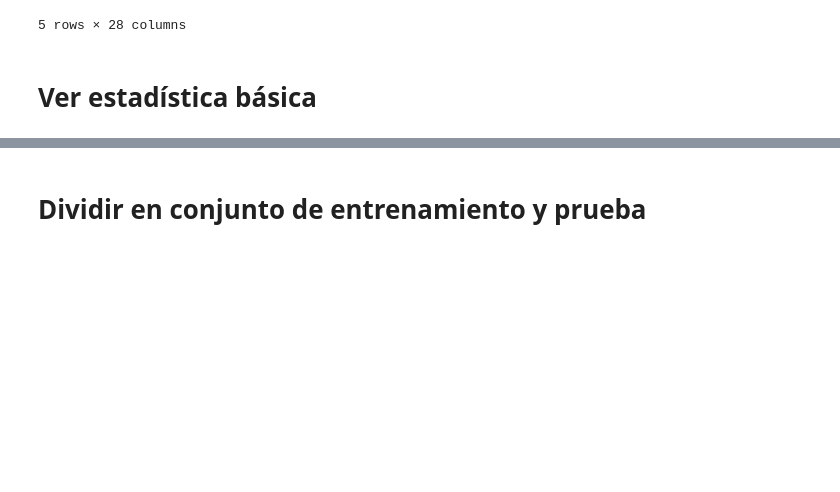
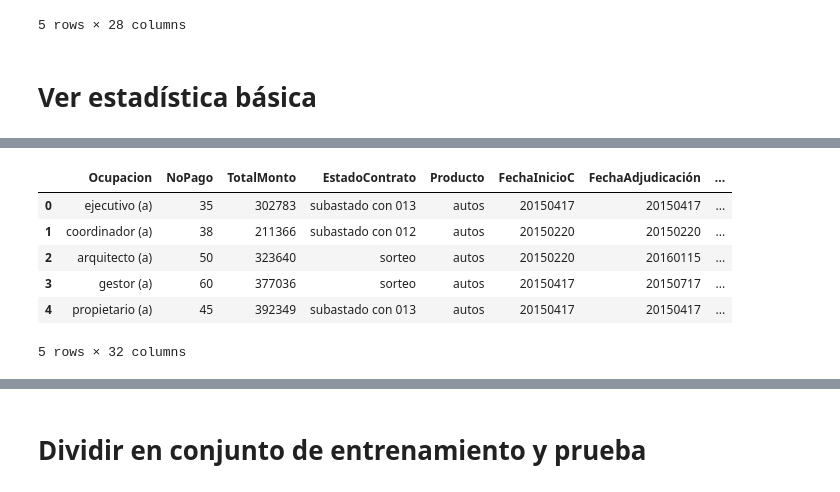
Before and after one commit to RolandoOrtizHerbas/Words, a Jupyter notebook: Programas_Scripts_Jupiter/TransformacionDEdatos.ipynb, the cells around one changed output, grey strips where cells are left out. Saved outputs shown, nothing was run; the diff lists cells and outputs as text; code cells hidden in the pictures; blank space fills up the shorter version.

```diff
--- a/Programas_Scripts_Jupiter/TransformacionDEdatos.ipynb
+++ b/Programas_Scripts_Jupiter/TransformacionDEdatos.ipynb
@@ -65,0 +110,49 @@ datasetT.describe()
+# %%
+# Transforma FechaUltimoPago (texto) a NFUPAG (entero)
+for i in range(len(datasetT)):
+    sfecha = str(datasetT.iloc[i,7])
+    año= int(sfecha[:4])
+    mes = int(sfecha[5:7])
+    dia = int(sfecha[8:10])
+    Ufecha = año*10000 + mes * 100 + dia
+    datasetT.iloc[i, 30] = Ufecha  # Modificar el valor de la última colum
+    #print(sfecha , datasetT.iloc[i, 30])
+# Transforma FechaInicioC (texto) a NFIC (entero)
+datasetT['FechaUltimoPago']= 0
+datasetT['FechaUltimoPago'] = datasetT['NFUPAG']
+# %%
+# Transforma FechaAdjudicación (texto) a NFADJ (entero)
+for i in range(len(datasetT)):
+    sfecha = str(datasetT.iloc[i,6])
+    año= int(sfecha[:4])
+    mes = int(sfecha[5:7])
+    dia = int(sfecha[8:10])
+    Ufecha = año*10000 + mes * 100 + dia
+    datasetT.iloc[i, 29] = Ufecha  # Modificar el valor de la última colum
+    #print(sfecha , datasetT.iloc[i, 29])
+# Transforma FechaInicioC (texto) a NFIC (entero)
+datasetT['FechaAdjudicación']= 0
+datasetT['FechaAdjudicación'] = datasetT['NFADJ']
+# %%
+# Transforma FechaInicioC (texto) a NFIC (entero)
+for i in range(len(datasetT)):
+    sfecha = str(datasetT.iloc[i,5])
+    año= int(sfecha[:4])
+    mes = int(sfecha[5:7])
+    dia = int(sfecha[8:10])
+    Ufecha = año*10000 + mes * 100 + dia
+    datasetT.iloc[i, 28] = Ufecha  # Modificar el valor de la última colum
+    #print(sfecha , datasetT.iloc[i, 28])
+# Transforma FechaInicioC (texto) a NFIC (entero)
+datasetT['FechaInicioC']= 0
+datasetT['FechaInicioC'] = datasetT['NFIC']
+# %%
+datasetT.head()
+# %% [output]
+|  | Ocupacion | NoPago | TotalMonto | EstadoContrato | Producto | FechaInicioC | FechaAdjudicación | ... |
+| 0 | ejecutivo (a) | 35 | 302783 | subastado con 013 | autos | 20150417 | 20150417 | ... |
+| 1 | coordinador (a) | 38 | 211366 | subastado con 012 | autos | 20150220 | 20150220 | ... |
+| 2 | arquitecto (a) | 50 | 323640 | sorteo | autos | 20150220 | 20160115 | ... |
+| 3 | gestor (a) | 60 | 377036 | sorteo | autos | 20150417 | 20150717 | ... |
+| 4 | propietario (a) | 45 | 392349 | subastado con 013 | autos | 20150417 | 20150417 | ... |
+5 rows × 32 columns
```
Also changed, not shown: parts of 31 cells of this notebook, 8 other files.
